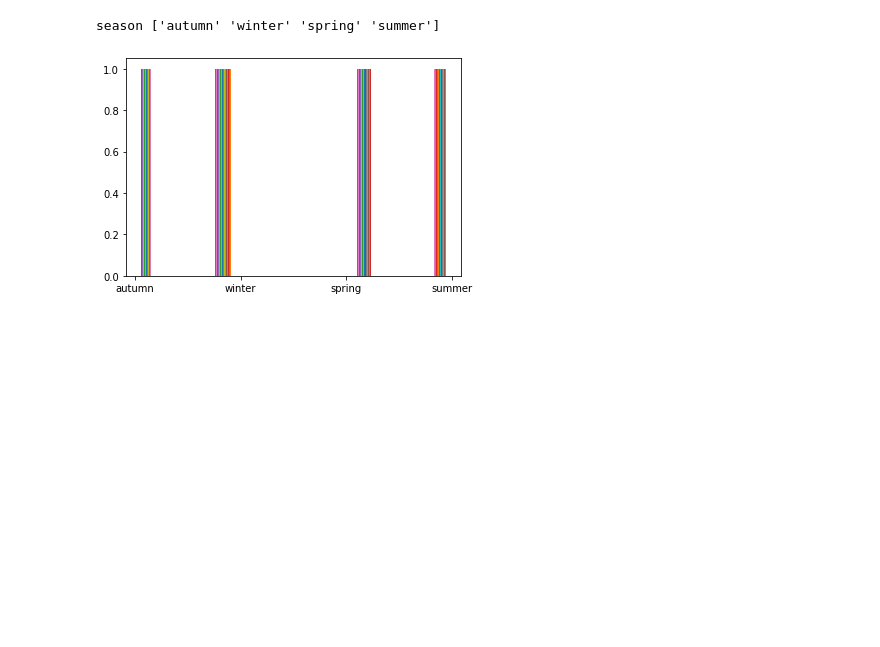
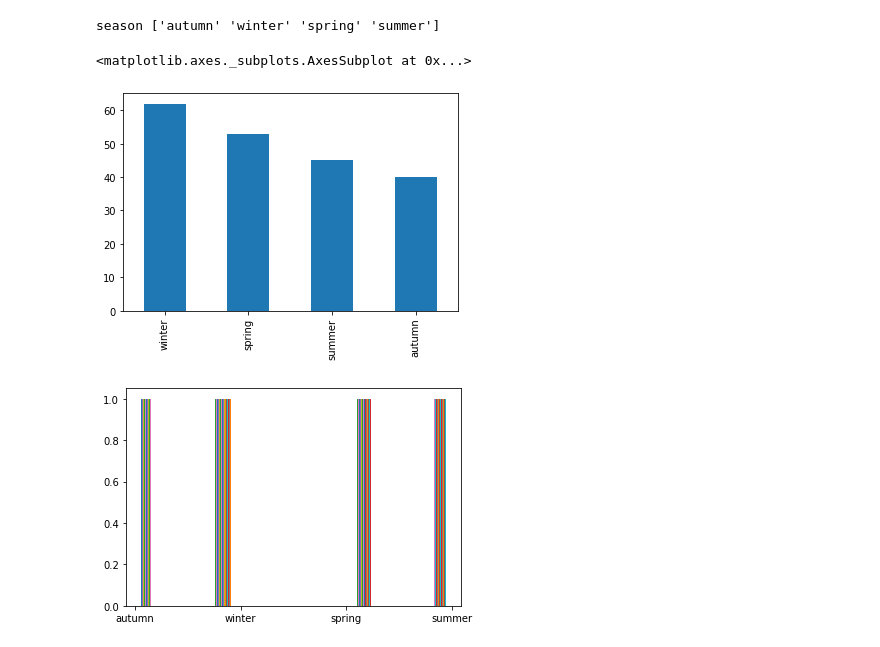
Before and after one commit to mskl/ist-mi-cdadosi7, a Jupyter notebook: labs/roos/lab1.ipynb, the cells around one changed output. Drawn from its saved outputs; the diff is of its cells as text; code cells hidden in the pictures; blank space fills up the shorter version.

```diff
--- a/labs/roos/lab1.ipynb
+++ b/labs/roos/lab1.ipynb
@@ -285,6 +416,11 @@ Name: season, Length: 200, dtype: object
 print(att,data[att].unique())
 # %% [output]
 season ['autumn' 'winter' 'spring' 'summer']
+# %%
+data.season.value_counts().plot(kind='bar')
+# %% [output]
+<matplotlib.axes._subplots.AxesSubplot at 0x...>
+[figure, added]
 # %%
 #    C At what granularity? Is it enough?
 columns = data.select_dtypes(include='number').columns
```
Also changed, not shown: parts of 11 cells of this notebook, 1 other file.
